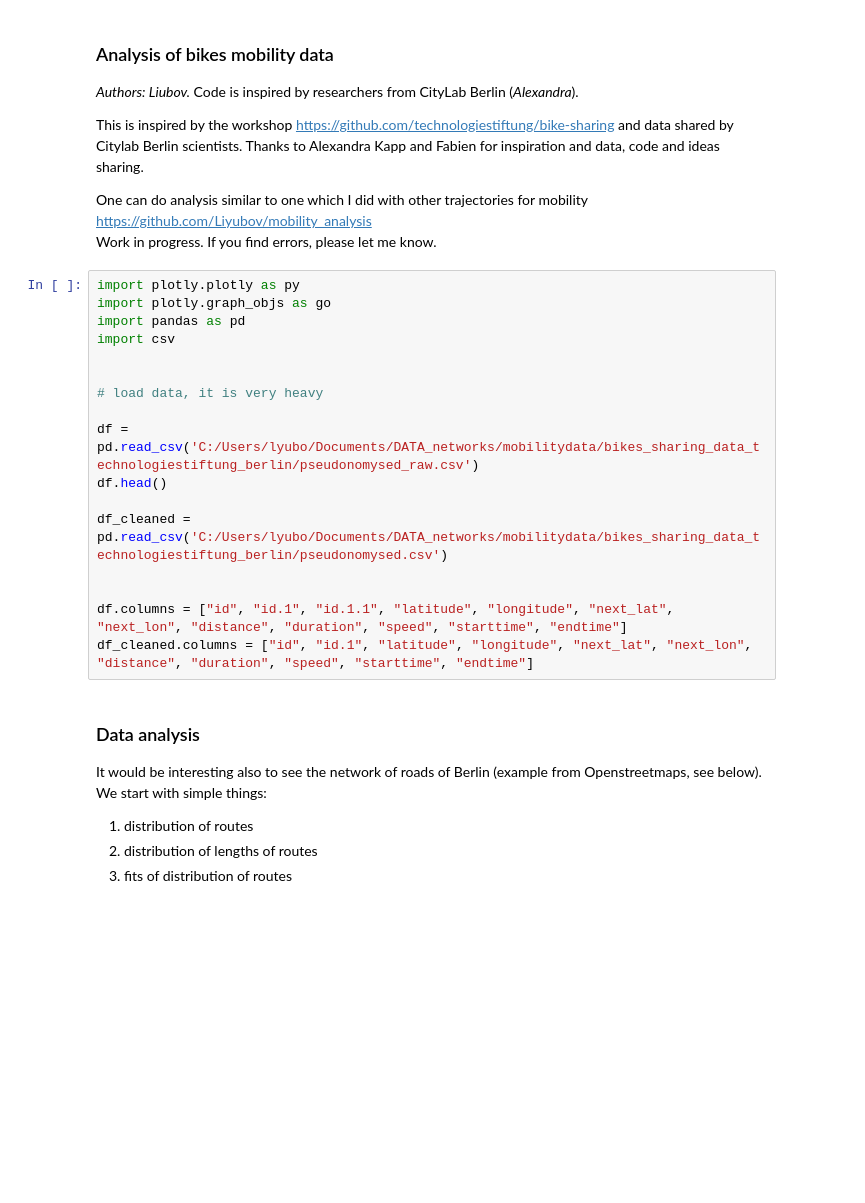
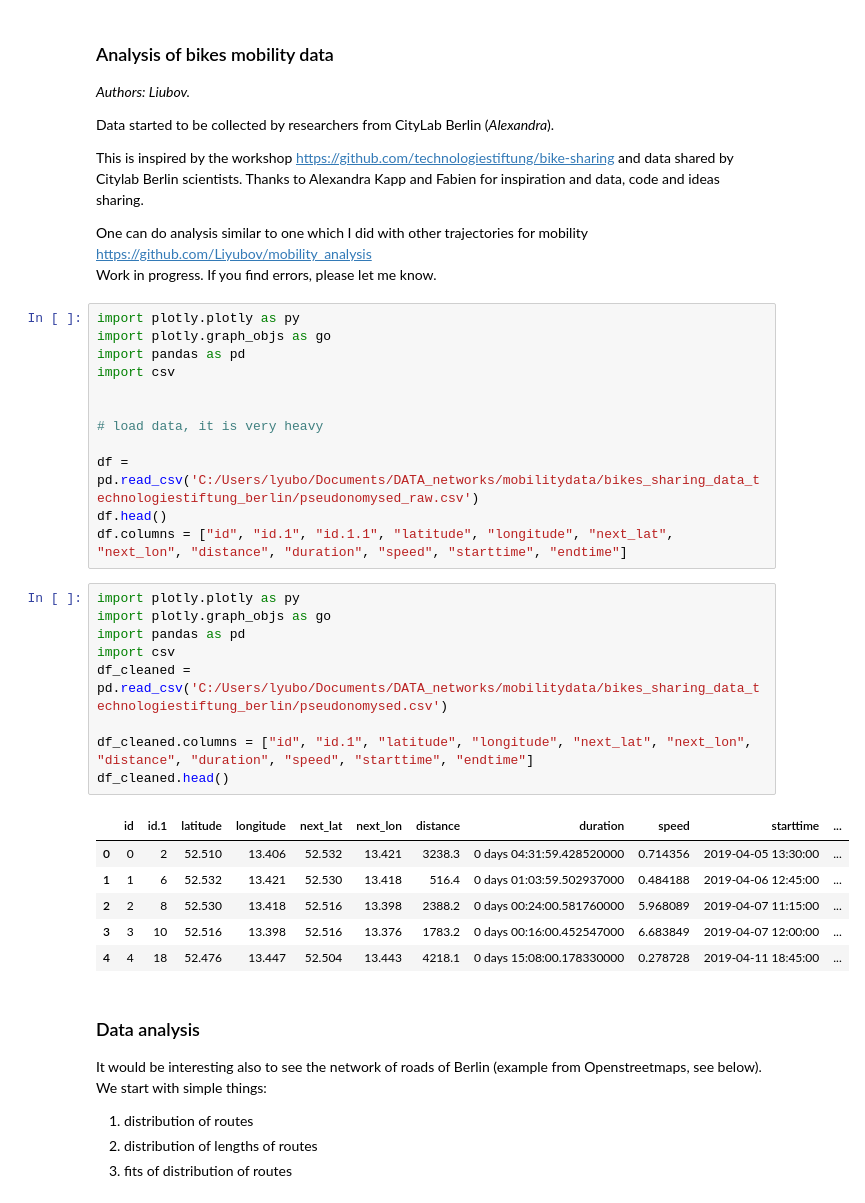
Before and after one commit to Liyubov/bike-sharing, a Jupyter notebook: bikes_mobility_analysis_trajectories/bikes_mobility_analysis.ipynb, the cells around one changed output. Cells and saved outputs as stored; diff of their text form; blank space fills up the shorter version.

```diff
--- a/bikes_mobility_analysis_trajectories/bikes_mobility_analysis.ipynb
+++ b/bikes_mobility_analysis_trajectories/bikes_mobility_analysis.ipynb
@@ -1,7 +1,9 @@
 # %% [markdown]
 ### Analysis of bikes mobility data
 
- *Authors: Liubov.*  Code is inspired by researchers from CityLab Berlin (*Alexandra*).
+ *Authors: Liubov.*
+
+ Data started to be collected by researchers from CityLab Berlin (*Alexandra*).
 
 This is inspired by the workshop https://github.com/technologiestiftung/bike-sharing
     and data shared by Citylab Berlin scientists.
@@ -20,12 +22,23 @@ import csv
 
 df = pd.read_csv('C:/Users/lyubo/Documents/DATA_networks/mobilitydata/bikes_sharing_data_technologiestiftung_berlin/pseudonomysed_raw.csv')
 df.head()
-
-df_cleaned = pd.read_csv('C:/Users/lyubo/Documents/DATA_networks/mobilitydata/bikes_sharing_data_technologiestiftung_berlin/pseudonomysed.csv')
-
-
 df.columns = ["id", "id.1", "id.1.1", "latitude", "longitude", "next_lat", "next_lon", "distance", "duration", "speed", "starttime", "endtime"]
-df_cleaned.columns = ["id", "id.1", "latitude", "longitude", "next_lat", "next_lon", "distance", "duration", "speed", "starttime", "endtime"]
+# %%
+import plotly.plotly as py
+import plotly.graph_objs as go
+import pandas as pd
+import csv
+df_cleaned = pd.read_csv('C:/Users/lyubo/Documents/DATA_networks/mobilitydata/bikes_sharing_data_technologiestiftung_berlin/pseudonomysed.csv')
+
+df_cleaned.columns = ["id", "id.1", "latitude", "longitude", "next_lat", "next_lon", "distance", "duration", "speed", "starttime", "endtime"]
+df_cleaned.head()
+# %% [output]
+|  | id | id.1 | latitude | longitude | next_lat | next_lon | distance | duration | speed | starttime | ... |
+| 0 | 0 | 2 | 52.510 | 13.406 | 52.532 | 13.421 | 3238.3 | 0 days 04:31:59.428520000 | 0.714356 | 2019-04-05 13:30:00 | ... |
+| 1 | 1 | 6 | 52.532 | 13.421 | 52.530 | 13.418 | 516.4 | 0 days 01:03:59.502937000 | 0.484188 | 2019-04-06 12:45:00 | ... |
+| 2 | 2 | 8 | 52.530 | 13.418 | 52.516 | 13.398 | 2388.2 | 0 days 00:24:00.581760000 | 5.968089 | 2019-04-07 11:15:00 | ... |
+| 3 | 3 | 10 | 52.516 | 13.398 | 52.516 | 13.376 | 1783.2 | 0 days 00:16:00.452547000 | 6.683849 | 2019-04-07 12:00:00 | ... |
+| 4 | 4 | 18 | 52.476 | 13.447 | 52.504 | 13.443 | 4218.1 | 0 days 15:08:00.178330000 | 0.278728 | 2019-04-11 18:45:00 | ... |
 # %% [markdown]
 ### Data analysis
 
```
Also changed, not shown: parts of 12 cells of this notebook.
